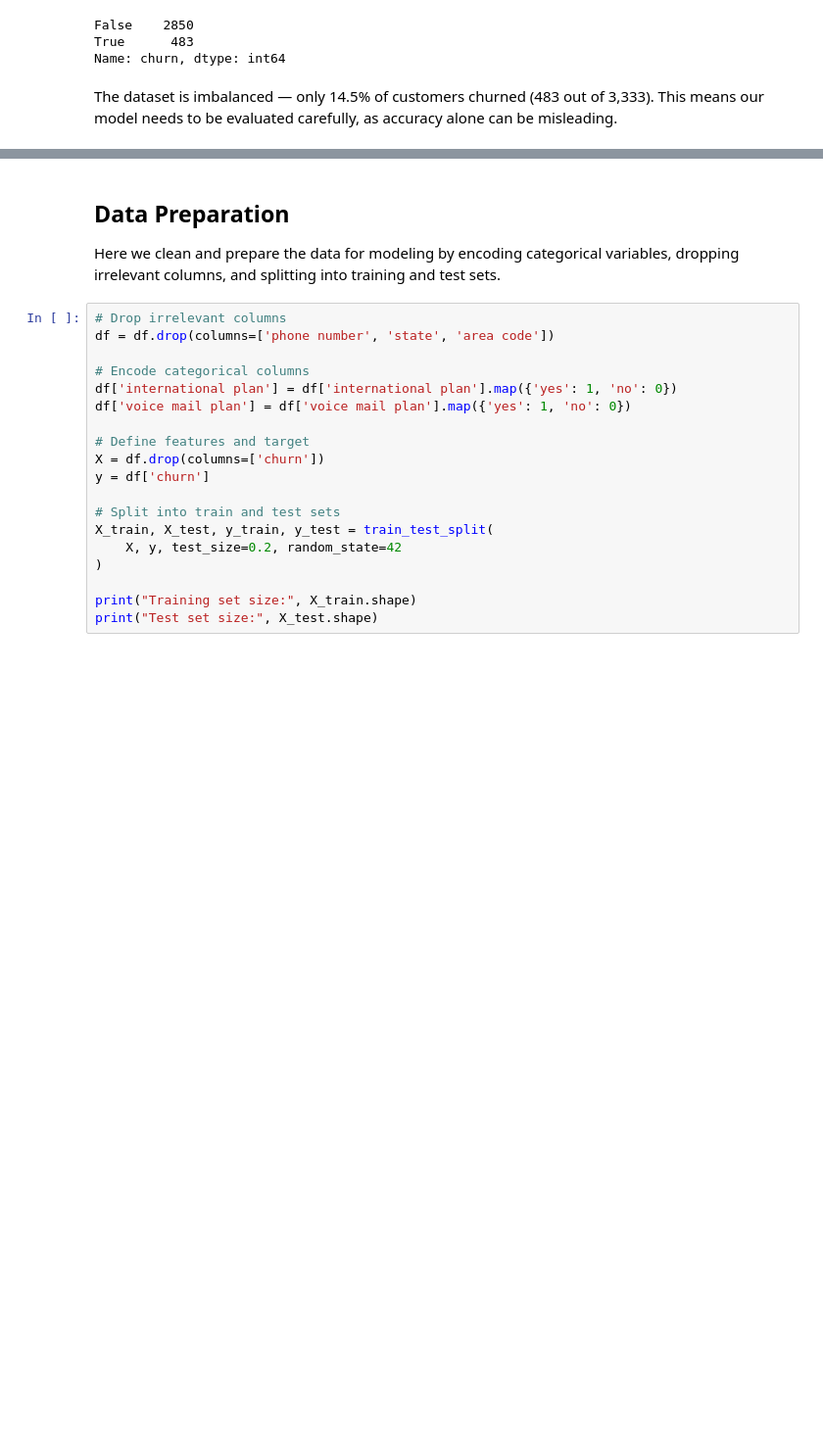
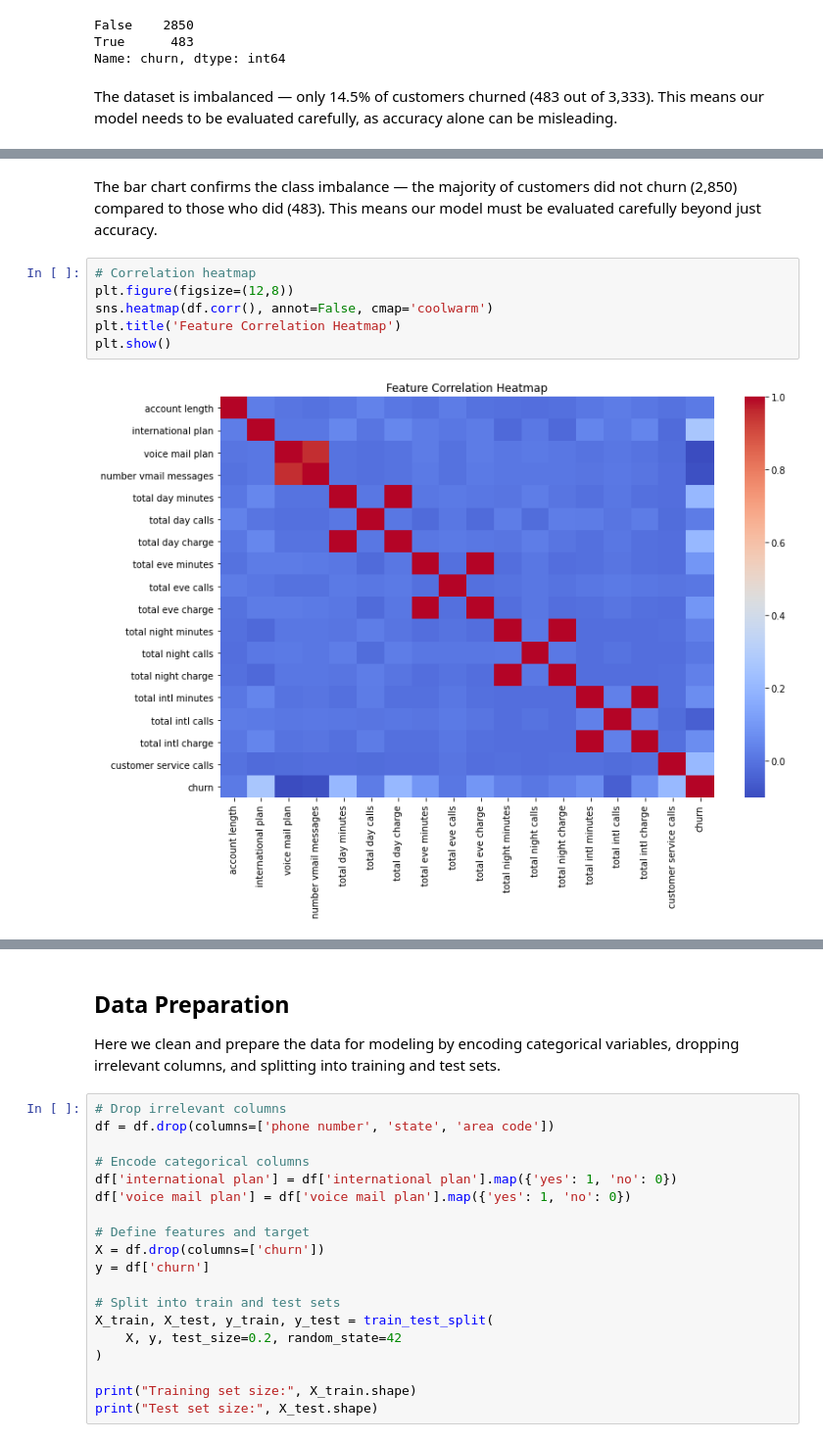
Before and after one commit to Alexk-creator/Phase_3_project, a Jupyter notebook: project.ipynb, the cells around one changed output, grey strips where cells are left out. Shown at 98% size. Drawn from its saved outputs; the diff is of its cells as text; blank space fills up the shorter version.

```diff
--- a/project.ipynb
+++ b/project.ipynb
@@ -67,0 +77,10 @@ The dataset is imbalanced — only 14.5% of customers churned (483 out of 3,333)
+# %% [markdown]
+The bar chart confirms the class imbalance — the majority of customers did not churn (2,850) compared to those who did (483). This means our model must be evaluated carefully beyond just accuracy.
+# %%
+# Correlation heatmap
+plt.figure(figsize=(12,8))
+sns.heatmap(df.corr(), annot=False, cmap='coolwarm')
+plt.title('Feature Correlation Heatmap')
+plt.show()
+# %% [output]
+[figure, added]
```
Also changed, not shown: parts of 4 cells of this notebook, 2 other files.
